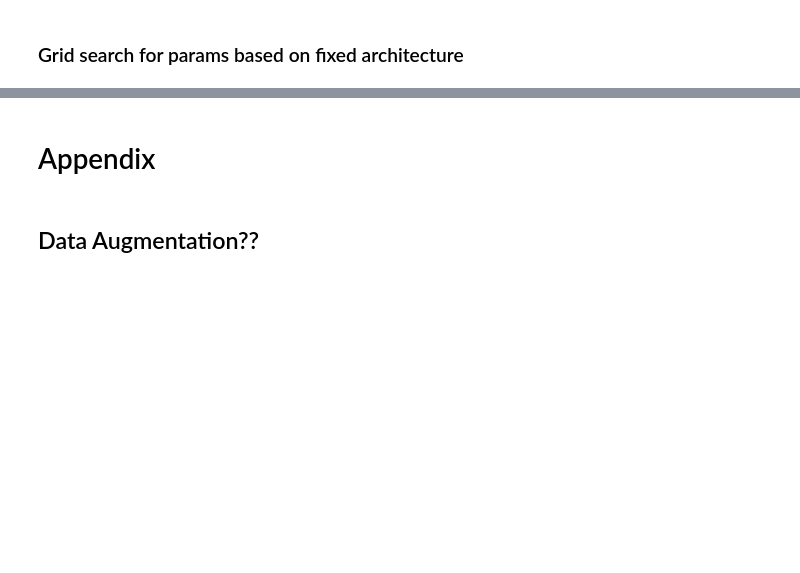
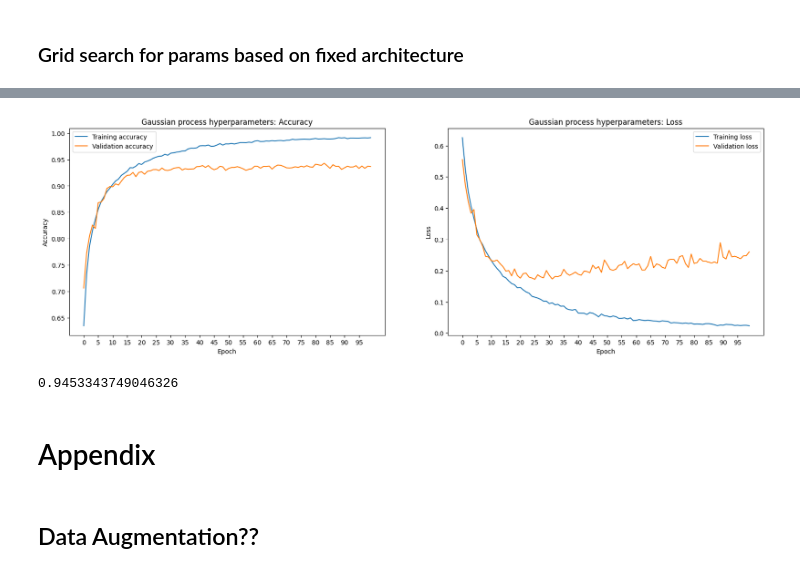
Before and after one commit to nps23/hyperparameter-tuning, a Jupyter notebook: image_classifier.ipynb, the cells around one changed output, grey strips where cells are left out. Cells and saved outputs as stored; diff of their text form; code cells hidden in the pictures; blank space fills up the shorter version.

```diff
--- a/image_classifier.ipynb
+++ b/image_classifier.ipynb
@@ -523,0 +792,10 @@ def grid_search(image_dir, layer_configs, activation_functions, batch_sizes, los
+# %%
+if result is not None:
+
+    print("Best parameters from Gaussian process")
+
+    param_names = ['learning_rate', 'dropout_rate', 'dense_units', 'batch_size']
+    best_parameters = result.x
+
+    for name, value in zip(param_names, best_parameters):
+        print(f"{name}: {value}")
@@ -720,0 +1008,21 @@ Model: model_sigmoid_64_binary_crossentropy_30, best validation accuracy: 0.5
+# %%
+# run model with best hyperparamters for 50 epochs
+epochs = 100
+
+learning_rate = best_parameters[0]
+dropout_rate = best_parameters[1]
+dense_units = best_parameters[2]
+batch_size = best_parameters[3]
+
+best_classifier_ = CatDogImageClassifier(
+    model_name="Gaussian process hyperparameters",
+    batch_size=batch_size,
+    activation_function='relu',
+    loss_function='binary_crossentropy',
+    epochs=epochs,
+    layer_configs=best_config,
+    dropout_rate=dropout_rate
+)
+
+best_classifier_.build()
+best_classifier_.train(BASE_IMAGE_DIR)
@@ -721,3 +1067,9 @@ Model: model_sigmoid_64_binary_crossentropy_30, best validation accuracy: 0.5
+# %%
+best_classifier_.plot_results(save_dir=SAVE_DIR)
+print(max(best_classifier.validation_acc))
+# %% [output]
+[figure, added]
+0.9453343749046326
 # %% [markdown]
 # Appendix
 # %%
```
Also changed, not shown: parts of 15 cells of this notebook, 1 other file.
